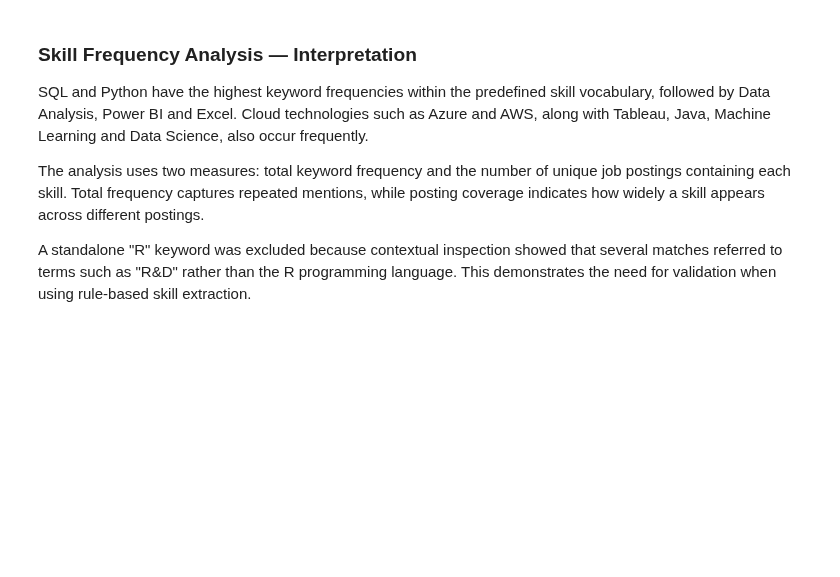
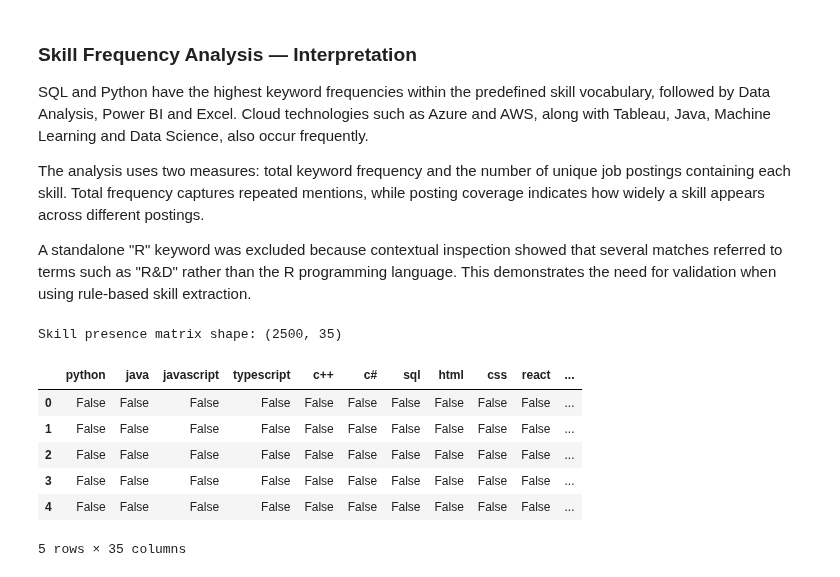
Before and after one commit to anusanth26/Career-Market-Intelligence, a Jupyter notebook: notebooks/1b_text_cleaning_eda.ipynb, the cells around one changed output. Cells and saved outputs as stored; diff of their text form; code cells hidden in the pictures; blank space fills up the shorter version.

```diff
--- a/notebooks/1b_text_cleaning_eda.ipynb
+++ b/notebooks/1b_text_cleaning_eda.ipynb
@@ -920,3 +920,28 @@ SQL and Python have the highest keyword frequencies within the predefined skill
 The analysis uses two measures: total keyword frequency and the number of unique job postings containing each skill. Total frequency captures repeated mentions, while posting coverage indicates how widely a skill appears across different postings.
 
 A standalone "R" keyword was excluded because contextual inspection showed that several matches referred to terms such as "R&D" rather than the R programming language. This demonstrates the need for validation when using rule-based skill extraction.
+# %%
+# Create a skill-presence matrix for each job posting
+
+skill_presence_df = pd.DataFrame(index=text_df.index)
+
+for skill in skill_keywords_clean:
+    pattern = r"(?<!\w)" + re.escape(skill.lower()) + r"(?!\w)"
+
+    skill_presence_df[skill] = text_df["description_clean"].str.contains(
+        pattern,
+        regex=True,
+        na=False
+    )
+
+print("Skill presence matrix shape:", skill_presence_df.shape)
+display(skill_presence_df.head())
+# %% [output]
+Skill presence matrix shape: (2500, 35)
+|  | python | java | javascript | typescript | c++ | c# | sql | html | css | react | ... |
+| 0 | False | False | False | False | False | False | False | False | False | False | ... |
+| 1 | False | False | False | False | False | False | False | False | False | False | ... |
+| 2 | False | False | False | False | False | False | False | False | False | False | ... |
+| 3 | False | False | False | False | False | False | False | False | False | False | ... |
+| 4 | False | False | False | False | False | False | False | False | False | False | ... |
+5 rows × 35 columns
```
Also changed, not shown: parts of 4 cells of this notebook.
